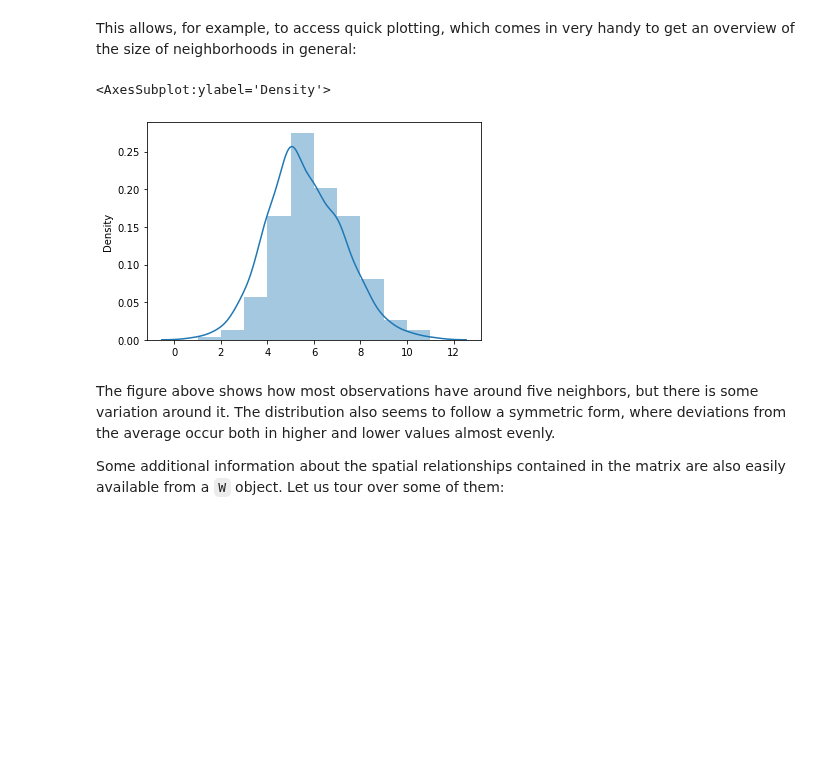
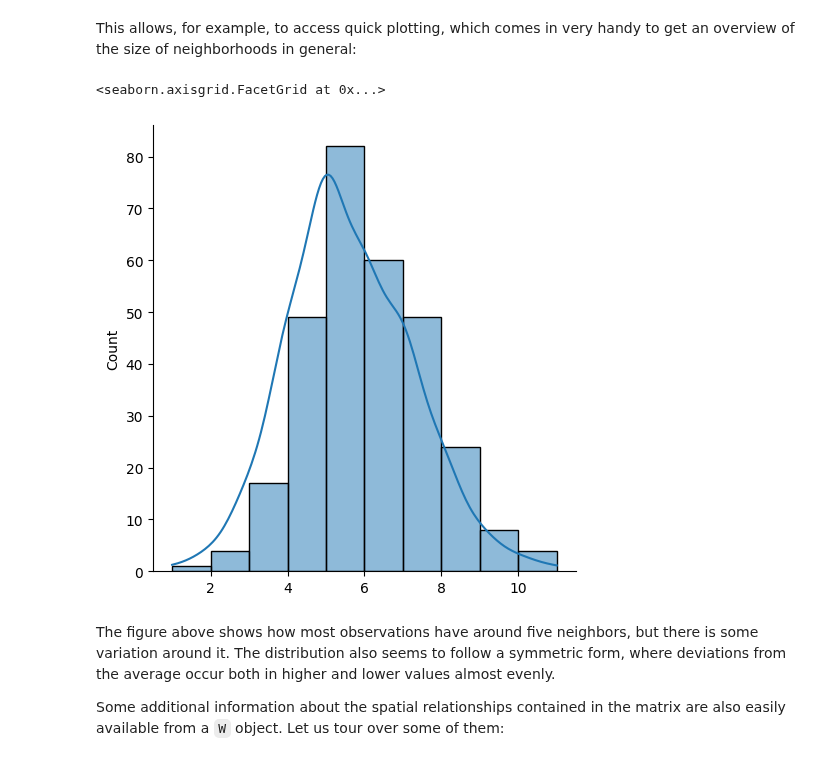
Before and after one commit to darribas/gds_course, a Jupyter notebook: content/bE/lab_E.ipynb, the cells around one changed output. Saved outputs shown, nothing was run; the diff lists cells and outputs as text; code cells hidden in the pictures; blank space fills up the shorter version.

Commit message:
distplot to displot and indexing by list not dict

```diff
--- a/content/bE/lab_E.ipynb
+++ b/content/bE/lab_E.ipynb
@@ -80,7 +80,7 @@ Contiguity weights matrices define spatial connections through the existence of
 
 Under the queen criteria, two observations only need to share a vortex (a single point) of their boundaries to be considered neighbors. Constructing a weights matrix under these principles can be done by running:
 # %%
-w_queen = weights.Queen.from_dataframe(db, idVariable="LSOA11CD")
+w_queen = weights.Queen.from_dataframe(db, ids="LSOA11CD")
 w_queen
 # %% [output]
 <libpysal.weights.contiguity.Queen at 0x...>
@@ -141,10 +141,10 @@ dtype: int64
 # %% [markdown]
 This allows, for example, to access quick plotting, which comes in very handy to get an overview of the size of neighborhoods in general:
 # %%
-sns.distplot(queen_card, bins=10)
+sns.displot(queen_card, bins=10, kde=True)
 # %% [output]
-<AxesSubplot:ylabel='Density'>
+<seaborn.axisgrid.FacetGrid at 0x...>
-[figure, old version]
+[figure, new version]
 # %% [markdown]
 The figure above shows how most observations have around five neighbors, but there is some variation around it. The distribution also seems to follow a symmetric form, where deviations from the average occur both in higher and lower values almost evenly.
 
```
Also changed, not shown: parts of 6 cells of this notebook.
